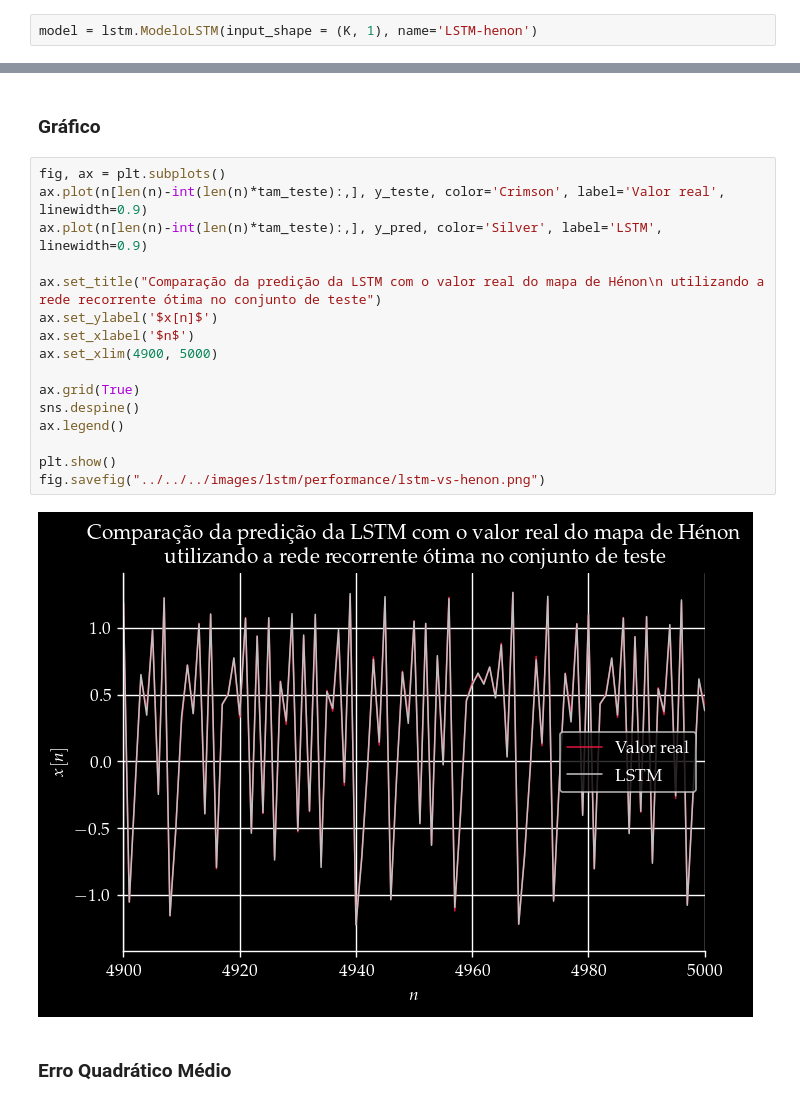
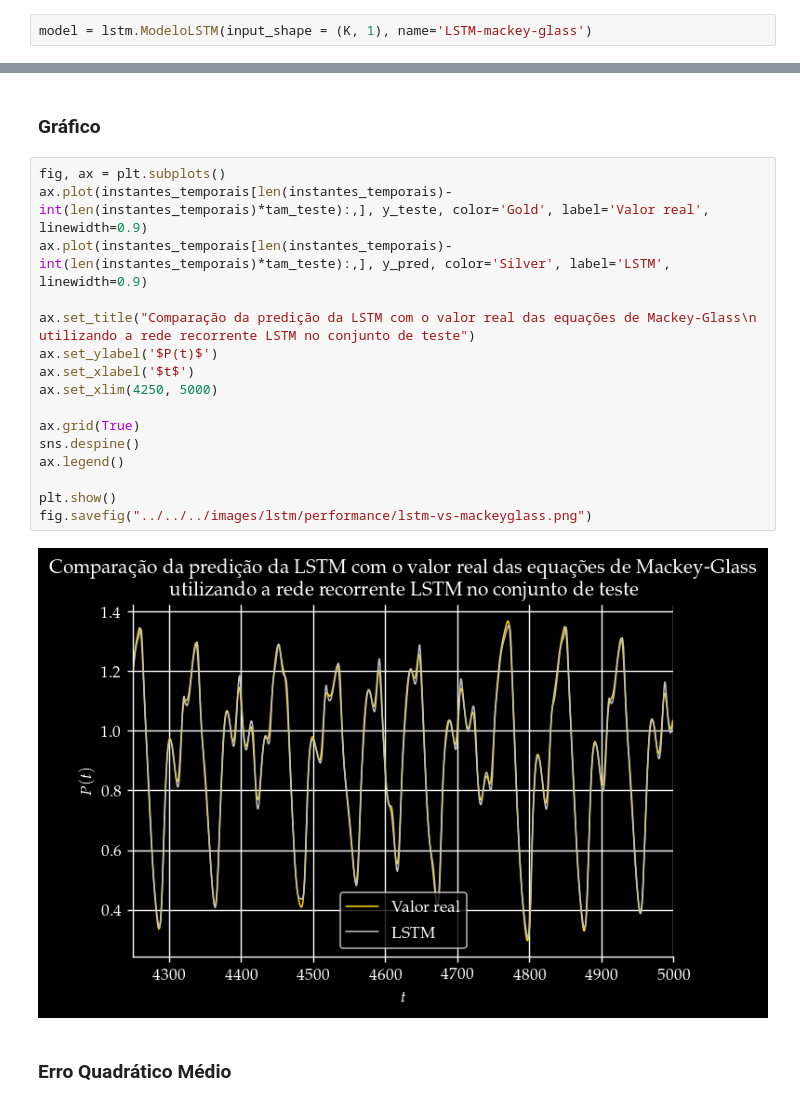
Before and after one commit to joaoppagnan/pibic-2020-2021, a Jupyter notebook: notebooks/testes-exploratorios/lstm/lstm-gridsearch-mackeyglass.ipynb, the cells around one changed output, grey strips where cells are left out. Drawn from its saved outputs; the diff is of its cells as text.

Commit message:
terminei o gridsearch no cenário de mackey-glass pra LSTM

```diff
--- a/notebooks/testes-exploratorios/lstm/lstm-gridsearch-mackeyglass.ipynb
+++ b/notebooks/testes-exploratorios/lstm/lstm-gridsearch-mackeyglass.ipynb
@@ -314,5 +316,5 @@ X_treino, X_teste, X_val, y_treino, y_teste, y_val = serie_temporal.dividir_trei
 # %% [markdown]
 #### Ajuste no modelo
 # %%
-model = lstm.ModeloLSTM(input_shape = (K, 1), name='LSTM-henon')
+model = lstm.ModeloLSTM(input_shape = (K, 1), name='LSTM-mackey-glass')
 # %%
@@ -362,22 +364,22 @@ y_pred = model.predicao(X_teste)
 ### Gráfico
 # %%
 fig, ax = plt.subplots()
-ax.plot(n[len(n)-int(len(n)*tam_teste):,], y_teste, color='Crimson', label='Valor real', linewidth=0.9)
-ax.plot(n[len(n)-int(len(n)*tam_teste):,], y_pred, color='Silver', label='LSTM', linewidth=0.9)
+ax.plot(instantes_temporais[len(instantes_temporais)-int(len(instantes_temporais)*tam_teste):,], y_teste, color='Gold', label='Valor real', linewidth=0.9)
+ax.plot(instantes_temporais[len(instantes_temporais)-int(len(instantes_temporais)*tam_teste):,], y_pred, color='Silver', label='LSTM', linewidth=0.9)
 
-ax.set_title("Comparação da predição da LSTM com o valor real do mapa de Hénon\n utilizando a rede recorrente ótima no conjunto de teste")
-ax.set_ylabel('$x[n]$')
-ax.set_xlabel('$n$')
-ax.set_xlim(4900, 5000)
+ax.set_title("Comparação da predição da LSTM com o valor real das equações de Mackey-Glass\n utilizando a rede recorrente LSTM no conjunto de teste")
+ax.set_ylabel('$P(t)$')
+ax.set_xlabel('$t$')
+ax.set_xlim(4250, 5000)
 
 ax.grid(True)
 sns.despine()
 ax.legend()
 
 plt.show()
-fig.savefig("../../../images/lstm/performance/lstm-vs-henon.png")
+fig.savefig("../../../images/lstm/performance/lstm-vs-mackeyglass.png")
 # %% [output]
-[figure, old version]
+[figure, new version]
 # %% [markdown]
 ### Erro Quadrático Médio
 # %%
```
Also changed, not shown: parts of 10 cells of this notebook, 6 other files.
